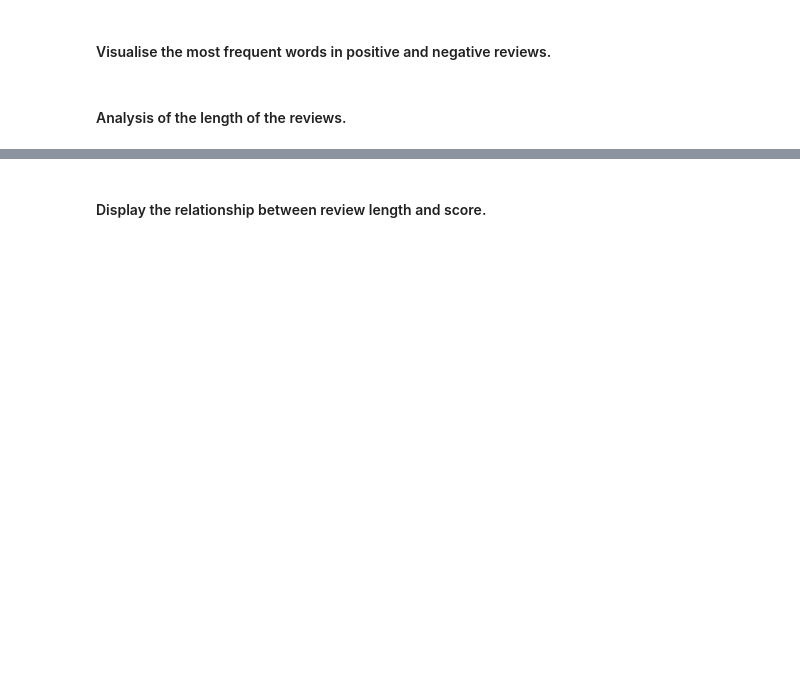
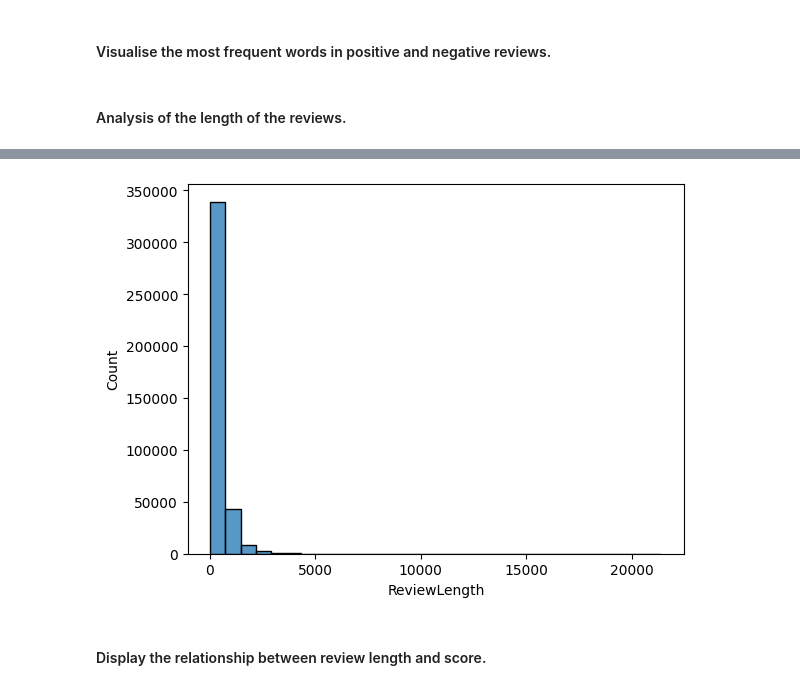
Before and after one commit to anapovedaavanade/Project_Capstone, a Jupyter notebook: code/Project.ipynb, the cells around one changed output, grey strips where cells are left out. Drawn from its saved outputs; the diff is of its cells as text; code cells hidden in the pictures; blank space fills up the shorter version.

```diff
--- a/code/Project.ipynb
+++ b/code/Project.ipynb
@@ -396,0 +593,16 @@ https://www.kaggle.com/code/harits/amazon-reviews-sentiment-analysis?scriptVersi
+# %%
+def lemmatize(pos_data):
+    wordnet_lemmatizer = WordNetLemmatizer()
+    lemma_rew = " "
+    for word, pos in pos_data:
+        if not pos:
+            lemma = word
+            lemma_rew = lemma_rew + " " + lemma
+        else:
+            lemma = wordnet_lemmatizer.lemmatize(word, pos=pos)
+            lemma_rew = lemma_rew + " " + lemma
+    return lemma_rew
+# %%
+# Lemmatization
+df['FinalText'] = df['POSTagged'].progress_apply(lemmatize)
+print("Lemmatization")
@@ -396,0 +611,13 @@ https://www.kaggle.com/code/harits/amazon-reviews-sentiment-analysis?scriptVersi
+# %%
+# Remove Extra Spaces Again
+df["FinalText"] = df["FinalText"].progress_apply(lambda x: ' '.join(x.split()))
+print("Remove Extra Spaces Again: Okay")
+
+# Remove NaN Final Text
+df = df.dropna(subset=["FinalText"])
+print("Remove NaN Final Text: Okay")
+
+# Remove Final Text with Only 1 Word
+df["WordCount"] = df["FinalText"].progress_apply(lambda x: len(x.split()))
+df = df[df["WordCount"]>1]
+print("Remove Final Text with Only 1 Word: Okay")
@@ -404,3 +652,6 @@ https://www.kaggle.com/code/harits/amazon-reviews-sentiment-analysis
 #### Visualise the most frequent words in positive and negative reviews.
 # %% [markdown]
 #### Analysis of the length of the reviews.
+# %%
+# Calculate the length of each review
+df['ReviewLength'] = df['Text'].apply(len)
@@ -407,2 +678,10 @@ https://www.kaggle.com/code/harits/amazon-reviews-sentiment-analysis
+# %%
+sns.histplot(df['ReviewLength'], bins=30)
+ax.set_title('Distribution of Review Lengths')
+
+# Save the plot
+plt.savefig('../reports/images/review_lenghts_distribution.png')
+# %% [output]
+[figure, added]
 # %% [markdown]
 #### Display the relationship between review length and score.
```
Also changed, not shown: parts of 46 cells of this notebook.
